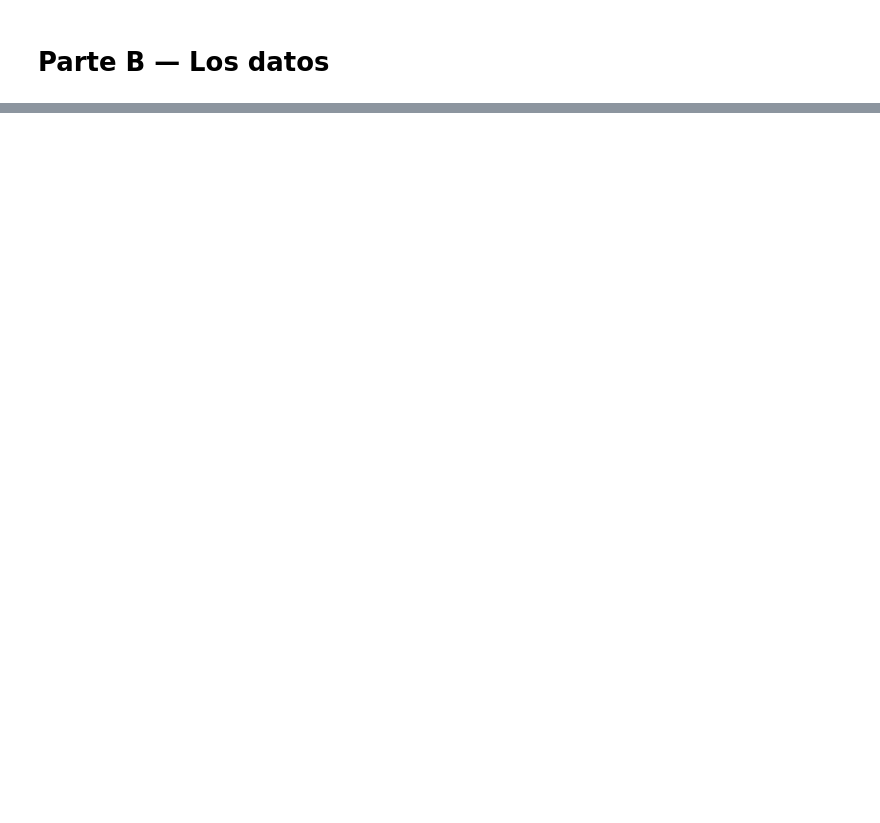
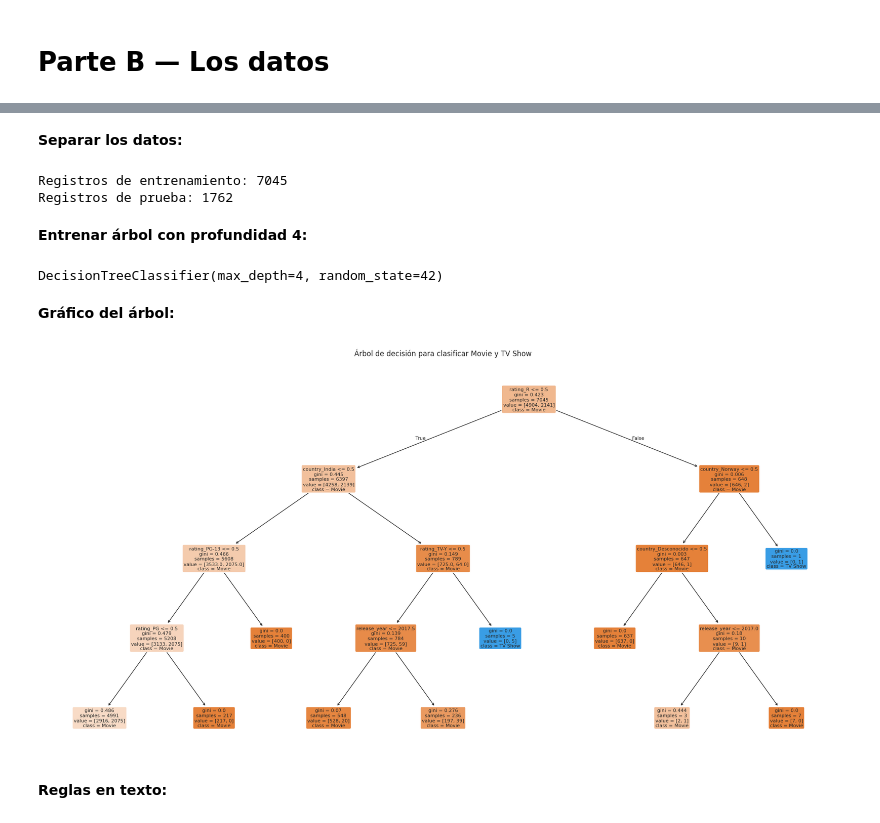
Before and after one commit to whoiswasd/mineria, a Jupyter notebook: Evaluacion_Lopez_Pohla.ipynb, the cells around one changed output, grey strips where cells are left out. Saved outputs shown, nothing was run; the diff lists cells and outputs as text; code cells hidden in the pictures; blank space fills up the shorter version.

```diff
--- a/Evaluacion_Lopez_Pohla.ipynb
+++ b/Evaluacion_Lopez_Pohla.ipynb
@@ -22,0 +607,54 @@ tipo y por qué es importante para tu objetivo
+# %% [markdown]
+**Separar los datos:**
+# %%
+from sklearn.model_selection import train_test_split
+
+X_train, X_test, y_train, y_test = train_test_split(
+    X,
+    y,
+    test_size=0.20,
+    random_state=42,
+    stratify=y
+)
+
+print("Registros de entrenamiento:", len(X_train))
+print("Registros de prueba:", len(X_test))
+# %% [output]
+Registros de entrenamiento: 7045
+Registros de prueba: 1762
+# %% [markdown]
+**Entrenar árbol con profundidad 4:**
+# %%
+from sklearn.tree import DecisionTreeClassifier
+
+arbol = DecisionTreeClassifier(
+    max_depth=4,
+    random_state=42
+)
+
+arbol.fit(X_train, y_train)
+# %% [output]
+DecisionTreeClassifier(max_depth=4, random_state=42)
+# %% [markdown]
+**Gráfico del árbol:**
+# %%
+from sklearn.tree import plot_tree
+import matplotlib.pyplot as plt
+
+plt.figure(figsize=(24, 12))
+
+plot_tree(
+    arbol,
+    feature_names=X.columns,
+    class_names=arbol.classes_,
+    filled=True,
+    rounded=True,
+    fontsize=8
+)
+
+plt.title("Árbol de decisión para clasificar Movie y TV Show")
+plt.show()
+# %% [output]
+[figure, added]
+# %% [markdown]
+**Reglas en texto:**
```
Also changed, not shown: parts of 115 cells of this notebook.
